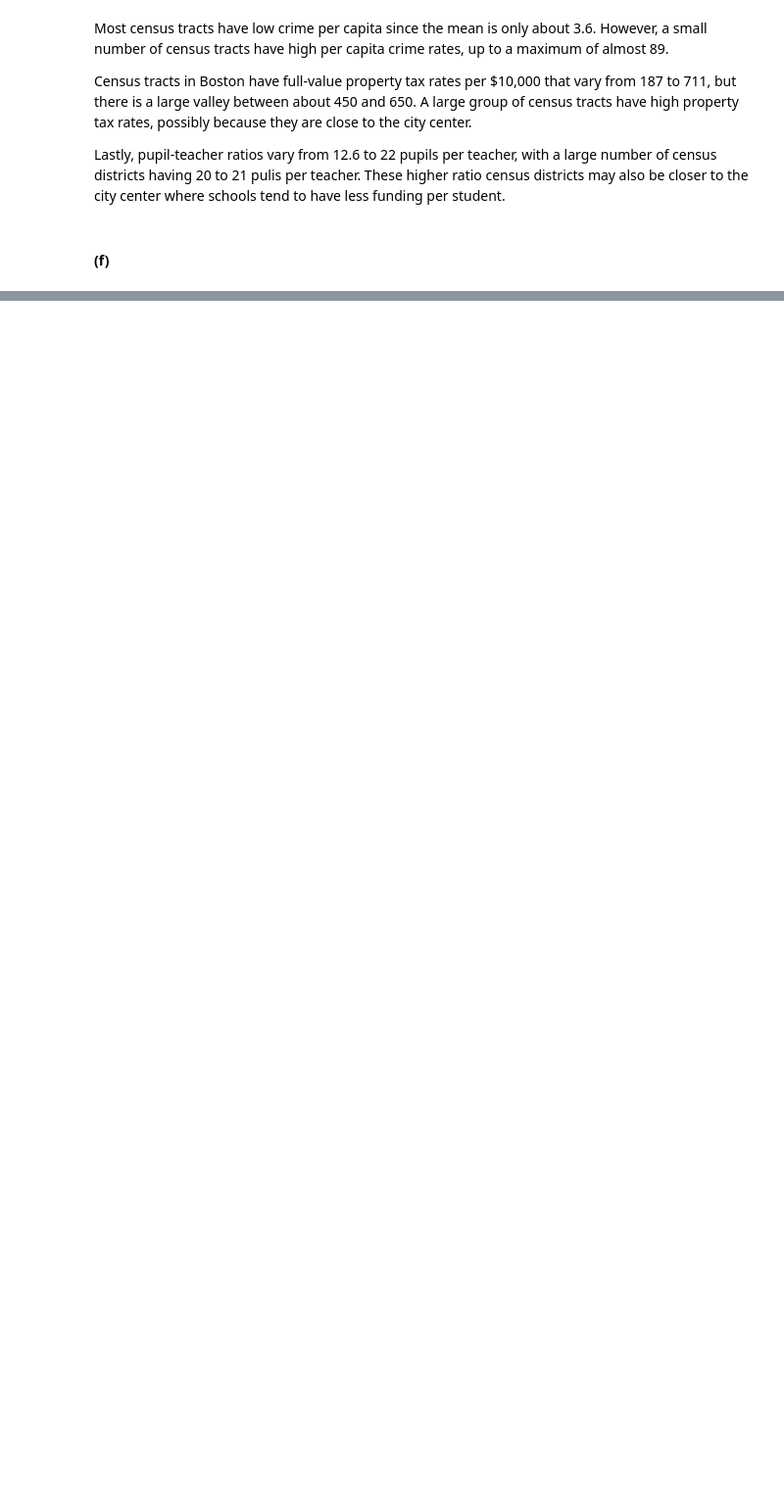
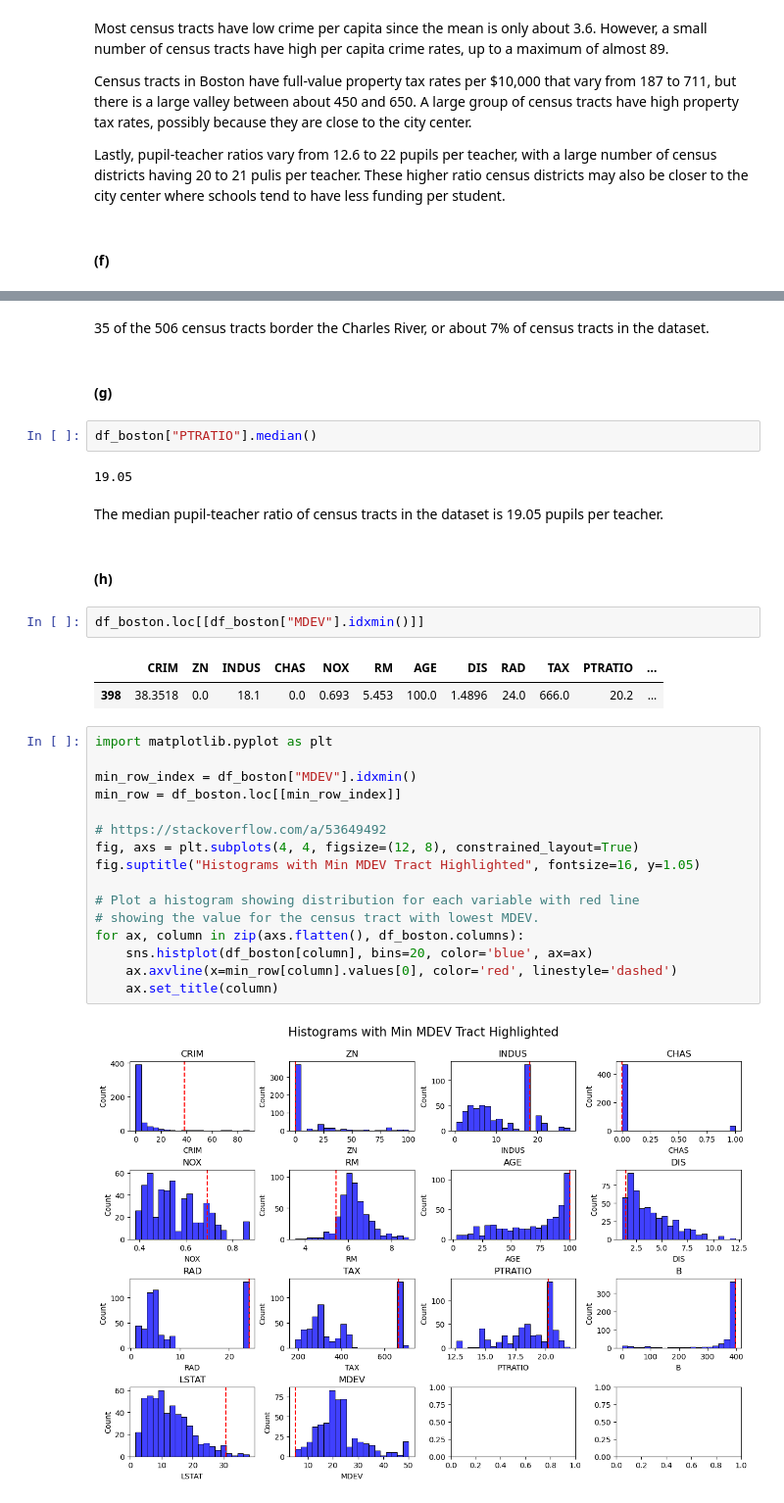
Before and after one commit to rjcampo/Machine-Learning, a Jupyter notebook: Problem Set 1.ipynb, the cells around one changed output, grey strips where cells are left out. Shown at 98% size. Drawn from its saved outputs; the diff is of its cells as text; blank space fills up the shorter version.

```diff
--- a/Problem Set 1.ipynb
+++ b/Problem Set 1.ipynb
@@ -118,0 +120,35 @@ Lastly, pupil-teacher ratios vary from 12.6 to 22 pupils per teacher, with a lar
+# %% [markdown]
+35 of the 506 census tracts border the Charles River, or about 7% of census tracts in the dataset.
+# %% [markdown]
+#### (g)
+# %%
+df_boston["PTRATIO"].median()
+# %% [output]
+19.05
+# %% [markdown]
+The median pupil-teacher ratio of census tracts in the dataset is 19.05 pupils per teacher.
+# %% [markdown]
+#### (h)
+# %%
+df_boston.loc[[df_boston["MDEV"].idxmin()]]
+# %% [output]
+|  | CRIM | ZN | INDUS | CHAS | NOX | RM | AGE | DIS | RAD | TAX | PTRATIO | ... |
+| 398 | 38.3518 | 0.0 | 18.1 | 0.0 | 0.693 | 5.453 | 100.0 | 1.4896 | 24.0 | 666.0 | 20.2 | ... |
+# %%
+import matplotlib.pyplot as plt
+
+min_row_index = df_boston["MDEV"].idxmin()
+min_row = df_boston.loc[[min_row_index]]
+
+# https://stackoverflow.com/a/53649492
+fig, axs = plt.subplots(4, 4, figsize=(12, 8), constrained_layout=True)
+fig.suptitle("Histograms with Min MDEV Tract Highlighted", fontsize=16, y=1.05)
+
+# Plot a histogram showing distribution for each variable with red line
+# showing the value for the census tract with lowest MDEV.
+for ax, column in zip(axs.flatten(), df_boston.columns):
+    sns.histplot(df_boston[column], bins=20, color='blue', ax=ax)
+    ax.axvline(x=min_row[column].values[0], color='red', linestyle='dashed')
+    ax.set_title(column)
+# %% [output]
+[figure, added]
```
Also changed, not shown: parts of 13 cells of this notebook.
